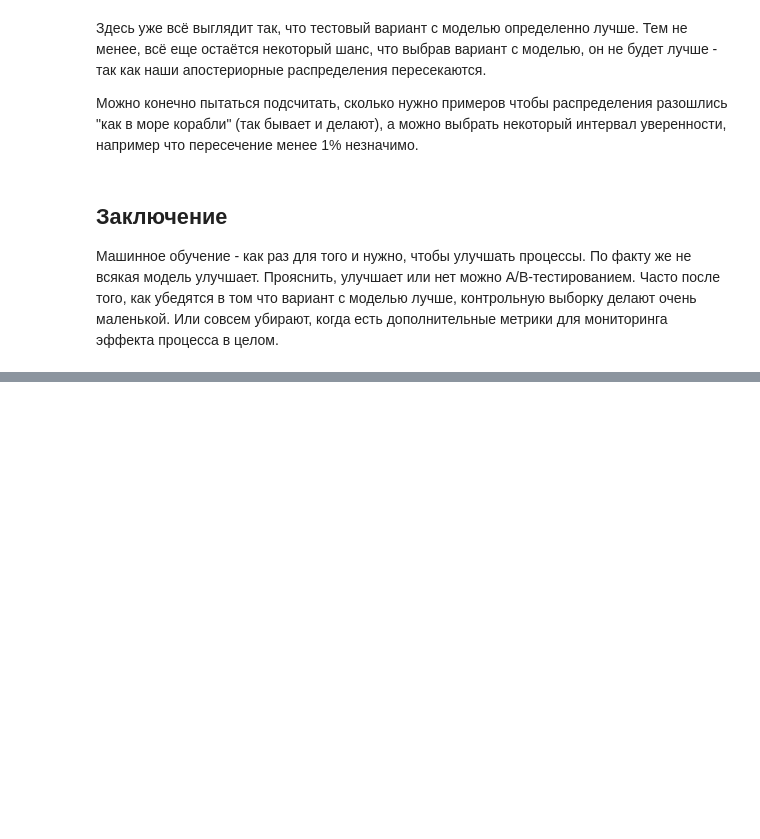
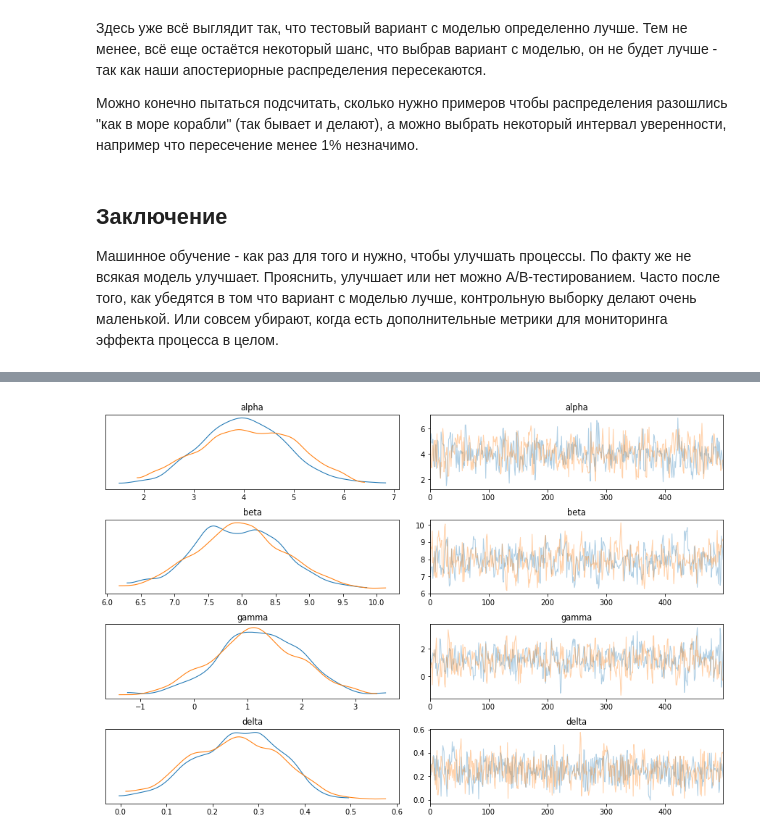
Before and after one commit to timeseries-ru/course, a Jupyter notebook: day_5.ipynb, the cells around one changed output, grey strips where cells are left out. Saved outputs shown, nothing was run; the diff lists cells and outputs as text; code cells hidden in the pictures; blank space fills up the shorter version.

```diff
--- a/day_5.ipynb
+++ b/day_5.ipynb
@@ -508,0 +529,5 @@ plot_beta(test_errors + new_test_errors, test_size + new_test_size - test_errors
+# %%
+data = shuffle(pd.read_csv('data/abalone.csv'), random_state=1)
+
+male = data[data.sex == 'M'].drop('sex', axis='columns')
+print('Males', len(male))
@@ -508,0 +536,31 @@ plot_beta(test_errors + new_test_errors, test_size + new_test_size - test_errors
+# %%
+# возьмемся предсказывать количество колец
+target = 'rings'
+# %%
+from sklearn.metrics import mean_absolute_error
+
+def analyze_data(data):
+    model = pymc3.Model()
+
+    train = data[:2 * len(data) // 3]
+    test = data[2 * len(data) // 3:]
+
+    with model:
+        alpha = pymc3.Normal('alpha', mu=1, sd=1)
+        beta =  pymc3.Normal('beta', mu=1, sd=1)
+        gamma = pymc3.Normal('gamma', mu=1, sd=1)
+        delta = pymc3.Normal('delta', mu=0, sd=0.1)
+
+        estimate = alpha * train['diameter'] + beta * train['whole weight'] ** (1 / 3) + gamma * train['shucked weight'] ** (1 / 3) + delta
+        observed = pymc3.Poisson('rings', mu=estimate, observed=train[target])
+
+        MAP = pymc3.find_MAP()
+        traces = pymc3.sample(500, start=MAP, cores=2, chains=2)
+
+    y_true = test[target]
+    y_pred = traces['alpha'][::2].mean() * test['diameter'] + traces['beta'][::2].mean() * test['whole weight'] ** (1 / 3) + \
+             traces['gamma'][::2].mean() * test['shucked weight'] ** (1 / 3) + traces['delta'][::2].mean()
+    return model, traces, mean_absolute_error(y_true, y_pred)
+
+male_model, male_traces, male_mae = analyze_data(male)
+print("MAE: %.1f" % male_mae)
@@ -508,0 +576,5 @@ plot_beta(test_errors + new_test_errors, test_size + new_test_size - test_errors
+# %%
+with male_model:
+    pymc3.plot_trace(male_traces, var_names=['alpha', 'beta', 'gamma', 'delta']);
+# %% [output]
+[figure, added]
```
Also changed, not shown: parts of 8 cells of this notebook.
